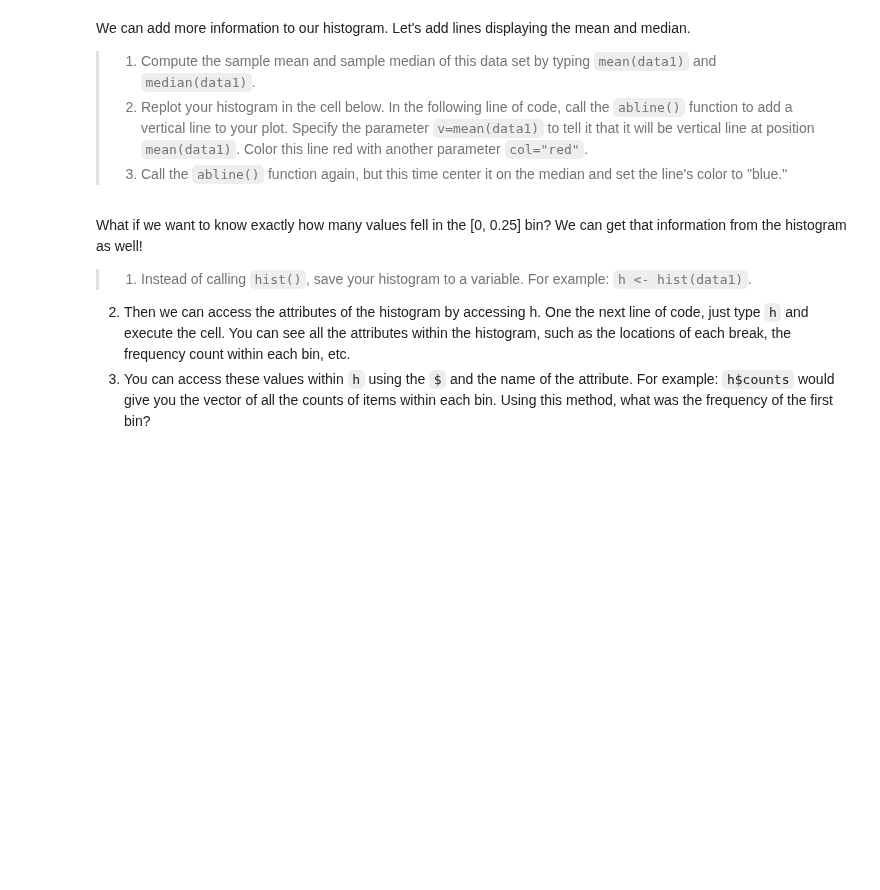
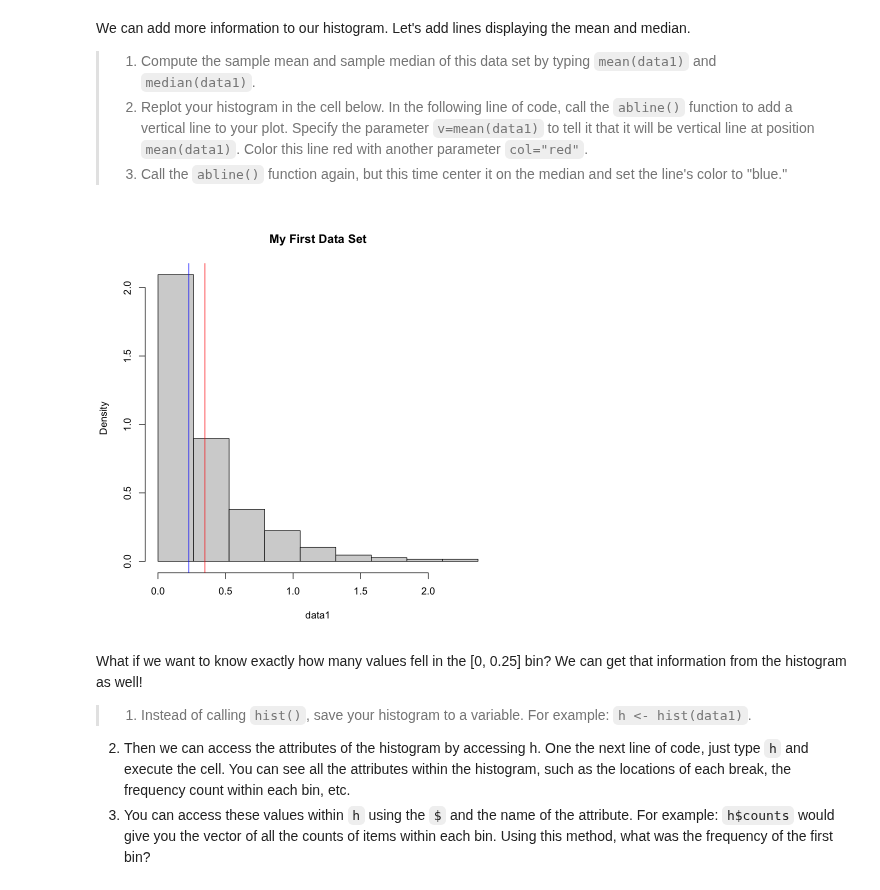
Before and after one commit to RyanJTalbot/MSDS, a Jupyter notebook: Pathway - Specialization/Data Science Foundations - Statistical Inference Specialization /Statistical Inference for Estimation in Data Science /wk2/work/SamplingDistributions.ipynb, the cells around one changed output. Saved outputs shown, nothing was run; the diff lists cells and outputs as text; code cells hidden in the pictures; blank space fills up the shorter version.

```diff
--- a/Pathway - Specialization/Data Science Foundations - Statistical Inference Specialization /Statistical Inference for Estimation in Data Science /wk2/work/SamplingDistributions.ipynb
+++ b/Pathway - Specialization/Data Science Foundations - Statistical Inference Specialization /Statistical Inference for Estimation in Data Science /wk2/work/SamplingDistributions.ipynb
@@ -32,6 +49,25 @@ We can add more information to our histogram. Let's add lines displaying the mea
 > 1. Compute the sample mean and sample median of this data set by typing `mean(data1)` and `median(data1)`.
 > 2. Replot your histogram in the cell below. In the following line of code, call the `abline()` function to add a vertical line to your plot. Specify the parameter `v=mean(data1)` to tell it that it will be vertical line at position `mean(data1)`. Color this line red with another parameter `col="red"`.
 > 3. Call the `abline()` function again, but this time center it on the median and set the line's color to "blue."
+# %%
+# mean(data1)
+# median(data1)
+
+# Compute the sample mean and sample median
+mean_val <- mean(data1)
+median_val <- median(data1)
+
+# Create the histogram with breaks
+min_val <- min(data1)
+max_val <- max(data1)
+br <- seq(min_val, max_val, length.out = 10)
+hist(data1, prob = TRUE, breaks = br, main = "My First Data Set")
+
+# Add the mean and median lines
+abline(v = mean_val, col = "red")
+abline(v = median_val, col = "blue")
+# %% [output]
+[figure, added]
 # %% [markdown]
 What if we want to know exactly how many values fell in the [0, 0.25] bin? We can get that information from the histogram as well!
 
```
Also changed, not shown: parts of 5 cells of this notebook, 38 other files.
